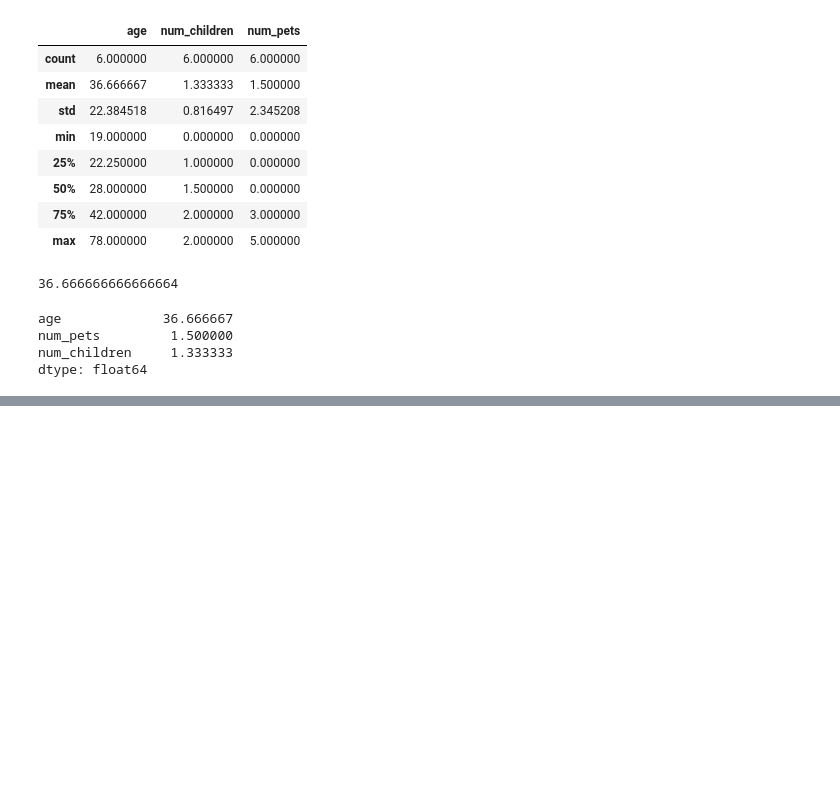
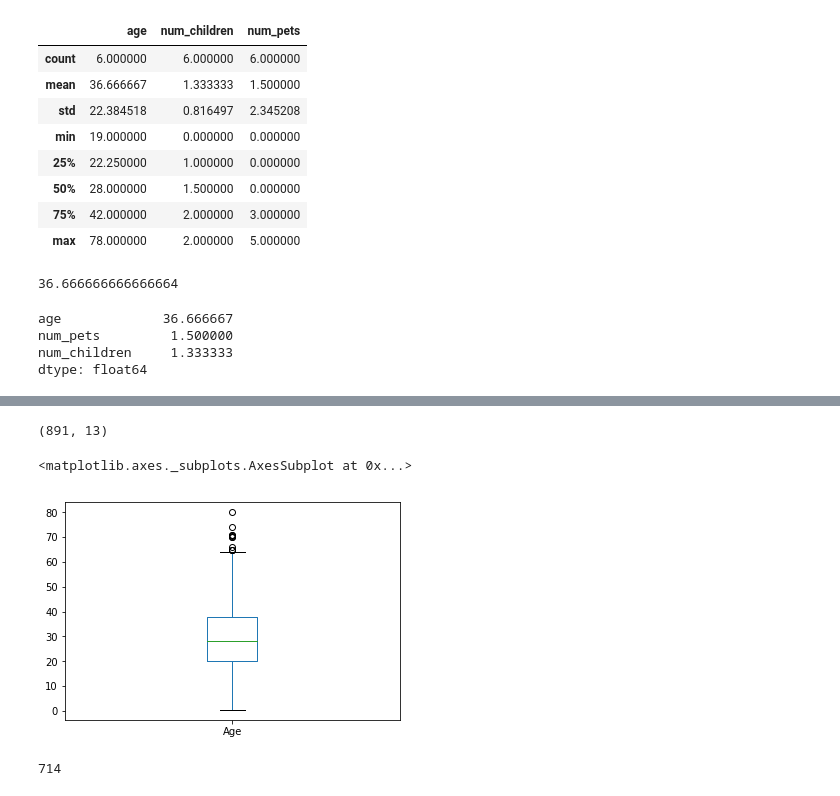
Before and after one commit to jayceazua/DS-1.1-Data-Analysis, a Jupyter notebook: Notebooks/Class_1.ipynb, the cells around one changed output, grey strips where cells are left out. Saved outputs shown, nothing was run; the diff lists cells and outputs as text; code cells hidden in the pictures; blank space fills up the shorter version.

```diff
--- a/Notebooks/Class_1.ipynb
+++ b/Notebooks/Class_1.ipynb
@@ -173,0 +220,3 @@ dtype: float64
+# %%
+df['Gender'] = df['Sex'].apply(lambda sex: "1" if sex == "male" else "0") # Credit with google and Wu including my own brain!
+df
@@ -173,0 +242,13 @@ dtype: float64
+# %%
+df.shape
+# %% [output]
+(891, 13)
+# %%
+df['Age'].plot.box()
+# %% [output]
+<matplotlib.axes._subplots.AxesSubplot at 0x...>
+[figure, added]
+# %%
+len(df['Age'].dropna().values)
+# %% [output]
+714
```
Also changed, not shown: parts of 28 cells of this notebook.
